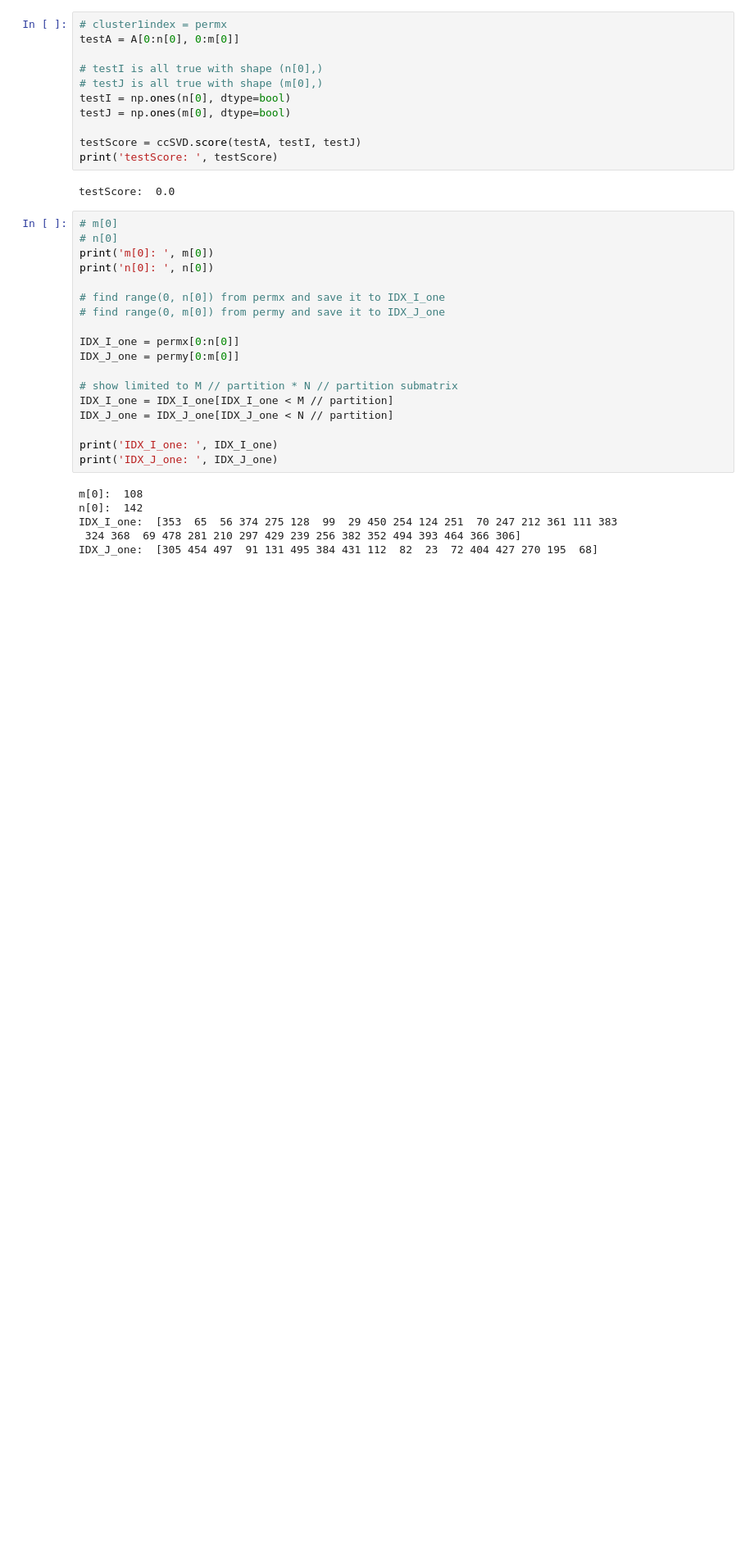
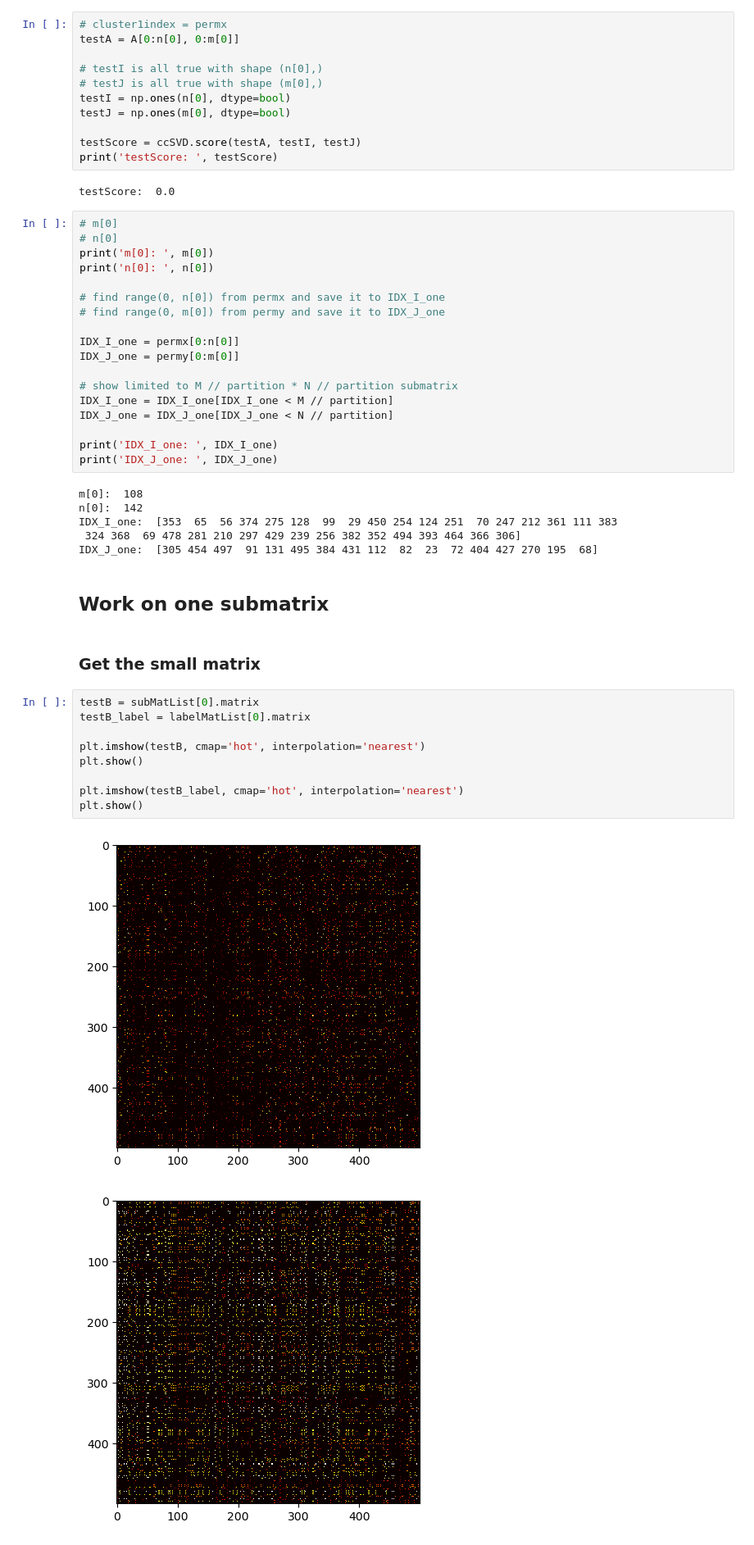
Before and after one commit to wzh4464/big_matrix_cocluster, a Jupyter notebook: main.ipynb, the cells around one changed output. Shown at 82% size. Cells and saved outputs as stored; diff of their text form; blank space fills up the shorter version.

```diff
--- a/main.ipynb
+++ b/main.ipynb
@@ -228,3 +255,19 @@ n[0]:  142
 IDX_I_one:  [353  65  56 374 275 128  99  29 450 254 124 251  70 247 212 361 111 383
  324 368  69 478 281 210 297 429 239 256 382 352 494 393 464 366 306]
 IDX_J_one:  [305 454 497  91 131 495 384 431 112  82  23  72 404 427 270 195  68]
+# %% [markdown]
+## Work on one submatrix
+# %% [markdown]
+### Get the small matrix
+# %%
+testB = subMatList[0].matrix
+testB_label = labelMatList[0].matrix
+
+plt.imshow(testB, cmap='hot', interpolation='nearest')
+plt.show()
+
+plt.imshow(testB_label, cmap='hot', interpolation='nearest')
+plt.show()
+# %% [output]
+[figure, added]
+[figure, added]
```
Also changed, not shown: parts of 10 cells of this notebook, 1 other file.
